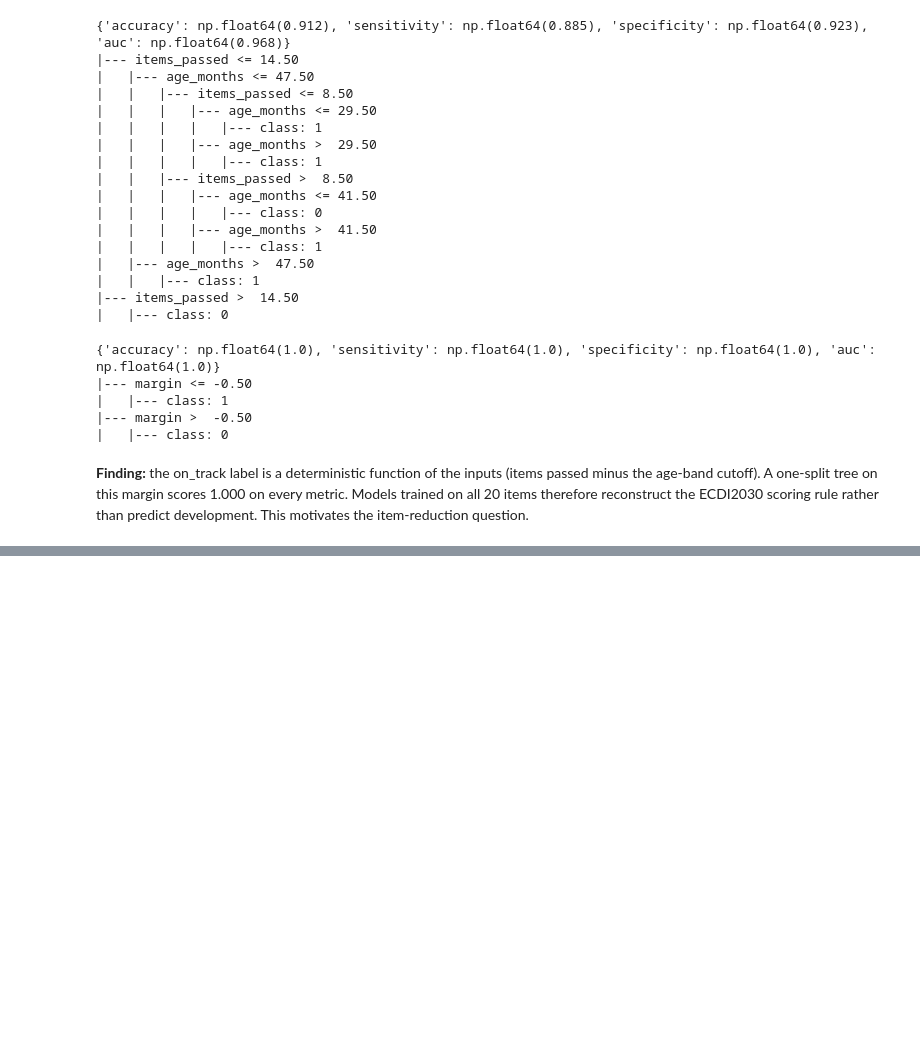
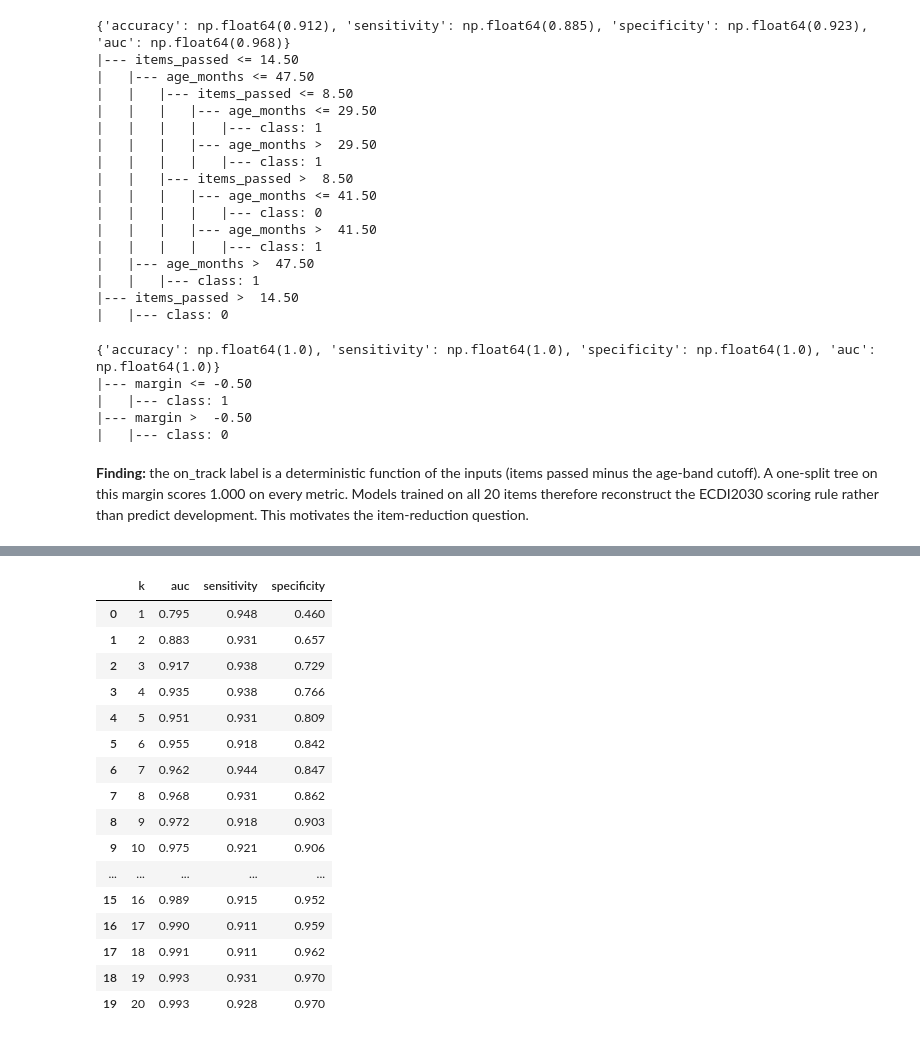
Before and after one commit to Smyles019/Hatua, a Jupyter notebook: ml/notebooks/01_leakage_item_reduction.ipynb, the cells around one changed output, grey strips where cells are left out. Cells and saved outputs as stored; diff of their text form; code cells hidden in the pictures; blank space fills up the shorter version.

```diff
--- a/ml/notebooks/01_leakage_item_reduction.ipynb
+++ b/ml/notebooks/01_leakage_item_reduction.ipynb
@@ -97,0 +148,46 @@ scoring rule rather than predict development. This motivates the item-reduction
+# %%
+import numpy as np
+from sklearn.metrics import roc_auc_score
+from sklearn.model_selection import cross_val_predict
+
+TARGET_SENS = 0.90
+rows = []
+for k in range(1, len(order) + 1):
+    cols = list(order["added"][:k]) + ["age_months"]
+
+    # choose the cut-off using training children only
+    p_tr = cross_val_predict(lr(), X_tr[cols], y_tr, cv=cv, method="predict_proba")[:, 1]
+    threshold = np.quantile(p_tr[y_tr == 1], 1 - TARGET_SENS)
+
+    # then judge it on the unseen test children
+    model = lr().fit(X_tr[cols], y_tr)
+    p_te = model.predict_proba(X_te[cols])[:, 1]
+    flagged = p_te >= threshold
+    yt = y_te.to_numpy()
+    rows.append({
+        "k": k,
+        "auc": roc_auc_score(yt, p_te),
+        "sensitivity": flagged[yt == 1].mean(),
+        "specificity": (~flagged[yt == 0]).mean(),
+    })
+
+curve = pd.DataFrame(rows)
+curve.round(3)
+# %% [output]
+|  | k | auc | sensitivity | specificity |
+| 0 | 1 | 0.795 | 0.948 | 0.460 |
+| 1 | 2 | 0.883 | 0.931 | 0.657 |
+| 2 | 3 | 0.917 | 0.938 | 0.729 |
+| 3 | 4 | 0.935 | 0.938 | 0.766 |
+| 4 | 5 | 0.951 | 0.931 | 0.809 |
+| 5 | 6 | 0.955 | 0.918 | 0.842 |
+| 6 | 7 | 0.962 | 0.944 | 0.847 |
+| 7 | 8 | 0.968 | 0.931 | 0.862 |
+| 8 | 9 | 0.972 | 0.918 | 0.903 |
+| 9 | 10 | 0.975 | 0.921 | 0.906 |
+| ... | ... | ... | ... | ... |
+| 15 | 16 | 0.989 | 0.915 | 0.952 |
+| 16 | 17 | 0.990 | 0.911 | 0.959 |
+| 17 | 18 | 0.991 | 0.911 | 0.962 |
+| 18 | 19 | 0.993 | 0.931 | 0.970 |
+| 19 | 20 | 0.993 | 0.928 | 0.970 |
```
Also changed, not shown: parts of 3 cells of this notebook, 1 other file.
